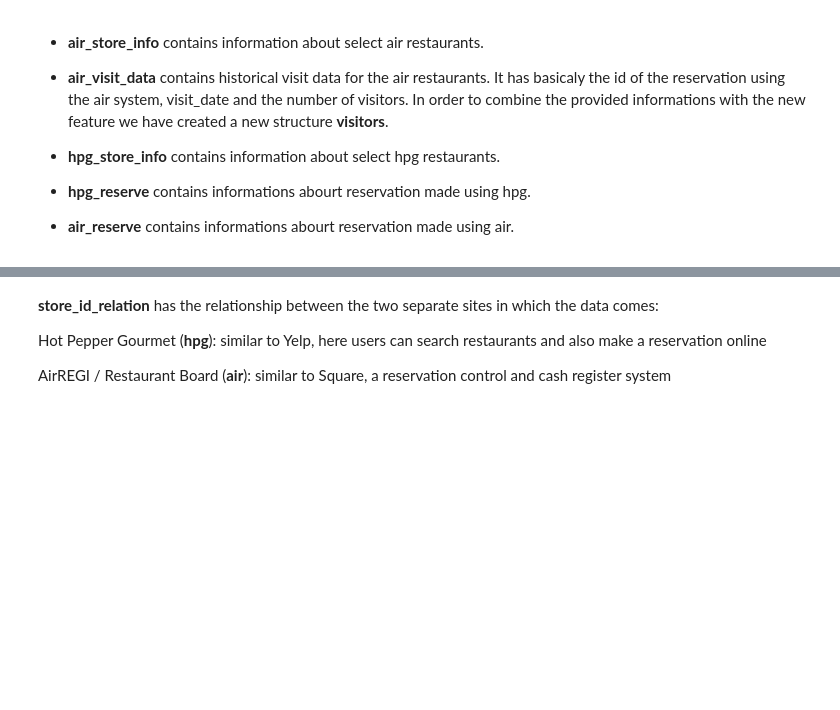
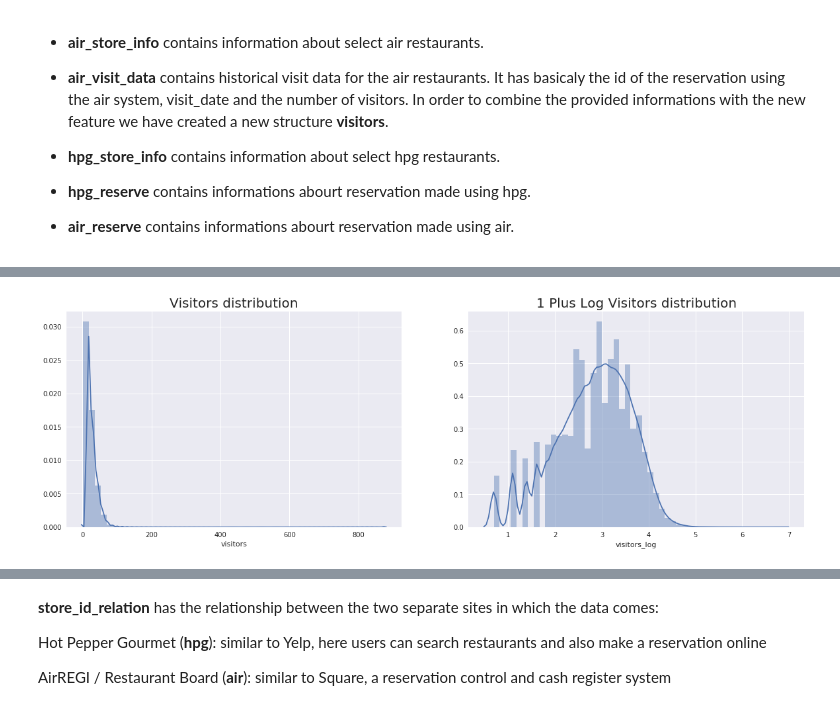
Before and after one commit to EulerFaria/Machine-Learning-Final-Project, a Jupyter notebook: Recruit Restaurant Visitor Forecasting.ipynb, the cells around one changed output, grey strips where cells are left out. Drawn from its saved outputs; the diff is of its cells as text; code cells hidden in the pictures; blank space fills up the shorter version.

```diff
--- a/Recruit Restaurant Visitor Forecasting.ipynb
+++ b/Recruit Restaurant Visitor Forecasting.ipynb
@@ -102,0 +137,3 @@ air_visit_data.shape
+# %%
+data = pd.merge(data, stores, how='left', on=['air_store_id','dow'])
+sample_submission = pd.merge(sample_submission, stores, how='left', on=['air_store_id','dow'])
@@ -102,0 +146,3 @@ air_visit_data.shape
+# %%
+date_info = date_info.rename(columns={'calendar_date':'visit_date'})
+date_info['visit_date'] = pd.to_datetime(date_info['visit_date']).dt.date
@@ -102,0 +158,2 @@ air_visit_data.shape
+# %%
+data = data.merge(date_info, on='visit_date', how='left')
@@ -102,0 +201,12 @@ air_visit_data.shape
+# %%
+fig = plt.figure(figsize=(20,6))
+plt.subplot(1,2,1)
+sns.distplot(data['visitors'])
+plt.title('Visitors distribution', fontsize=20)
+plt.subplot(1,2,2)
+sns.distplot(data['visitors_log'])
+plt.title('1 Plus Log Visitors distribution', fontsize=20)
+
+fig.savefig(path2figures + 'visitor_distribution.png')
+# %% [output]
+[figure, added]
```
Also changed, not shown: parts of 119 cells of this notebook.
